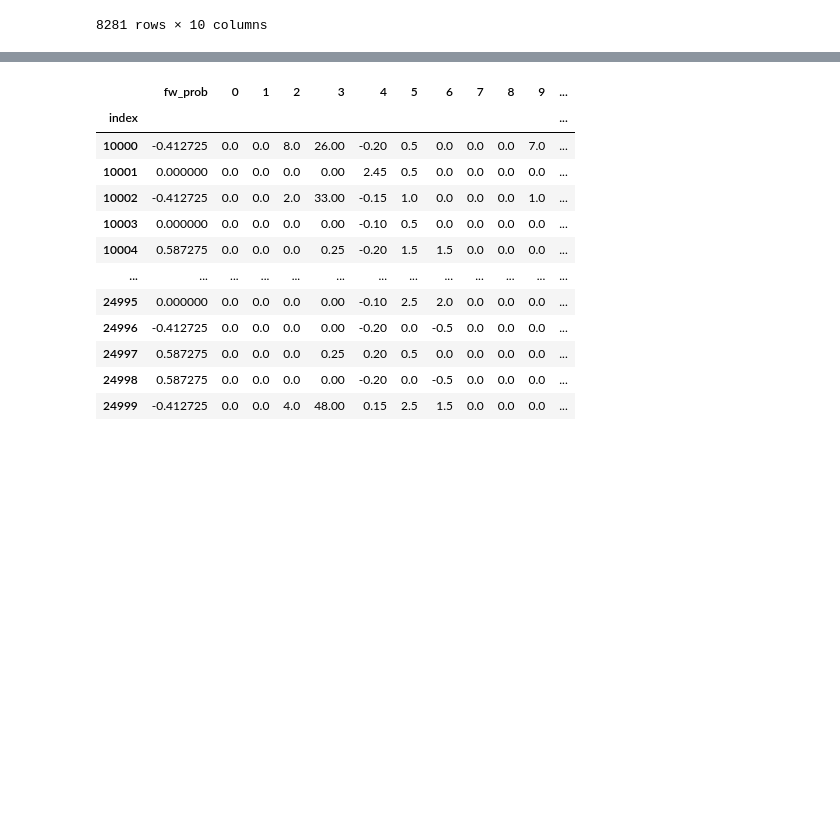
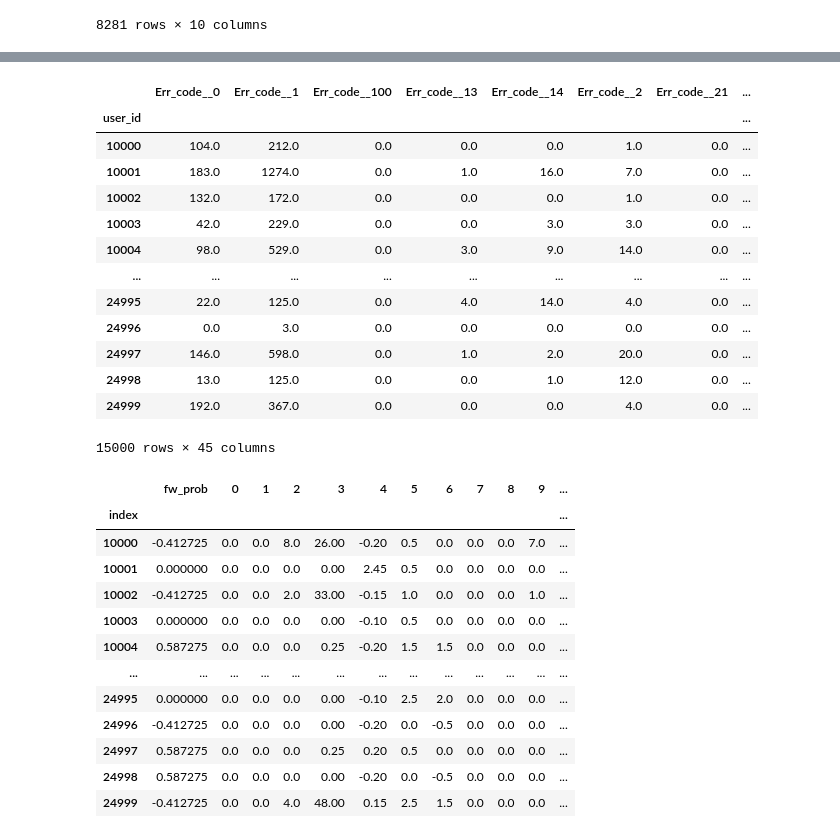
Before and after one commit to chojaeyoon/404, a Jupyter notebook: 식민지/멤제이/Auto_ML_MK3(시계열_그룹화).ipynb, the cells around one changed output, grey strips where cells are left out. Saved outputs shown, nothing was run; the diff lists cells and outputs as text; code cells hidden in the pictures; blank space fills up the shorter version.

```diff
--- a/식민지/멤제이/Auto_ML_MK3(시계열_그룹화).ipynb
+++ b/식민지/멤제이/Auto_ML_MK3(시계열_그룹화).ipynb
@@ -677,3 +693,20 @@ trainset3 = pd.concat([trainset2, train_time_series_6h, train_multi_model], axis
+# %%
+train_errcode
+# %% [output]
+|  | Err_code__0 | Err_code__1 | Err_code__100 | Err_code__13 | Err_code__14 | Err_code__2 | Err_code__21 | ... |
+| user_id |  |  |  |  |  |  |  | ... |
+| 10000 | 104.0 | 212.0 | 0.0 | 0.0 | 0.0 | 1.0 | 0.0 | ... |
+| 10001 | 183.0 | 1274.0 | 0.0 | 1.0 | 16.0 | 7.0 | 0.0 | ... |
+| 10002 | 132.0 | 172.0 | 0.0 | 0.0 | 0.0 | 1.0 | 0.0 | ... |
+| 10003 | 42.0 | 229.0 | 0.0 | 0.0 | 3.0 | 3.0 | 0.0 | ... |
+| 10004 | 98.0 | 529.0 | 0.0 | 3.0 | 9.0 | 14.0 | 0.0 | ... |
+| ... | ... | ... | ... | ... | ... | ... | ... | ... |
+| 24995 | 22.0 | 125.0 | 0.0 | 4.0 | 14.0 | 4.0 | 0.0 | ... |
+| 24996 | 0.0 | 3.0 | 0.0 | 0.0 | 0.0 | 0.0 | 0.0 | ... |
+| 24997 | 146.0 | 598.0 | 0.0 | 1.0 | 2.0 | 20.0 | 0.0 | ... |
+| 24998 | 13.0 | 125.0 | 0.0 | 0.0 | 1.0 | 12.0 | 0.0 | ... |
+| 24999 | 192.0 | 367.0 | 0.0 | 0.0 | 0.0 | 4.0 | 0.0 | ... |
+15000 rows × 45 columns
 # %%
 trainset3.reset_index(inplace=True)
 probs = list(set(train_prob.user_id))
```
Also changed, not shown: parts of 1 cell of this notebook, 1 other file.
